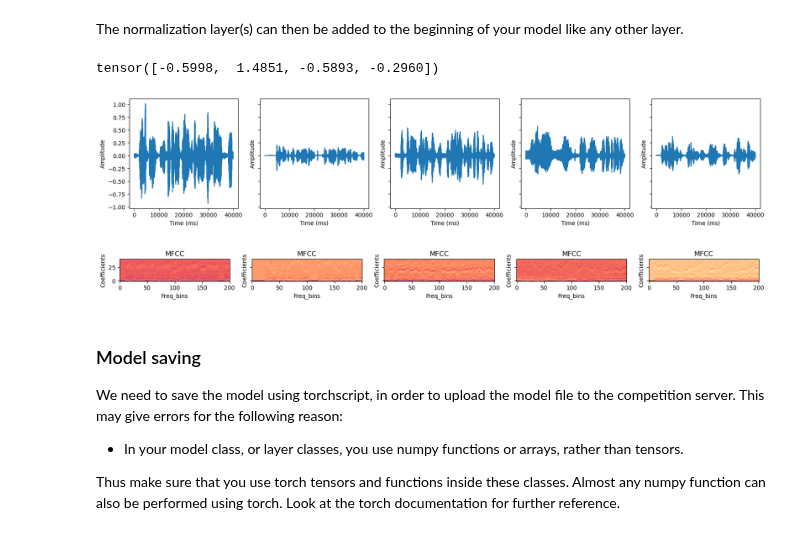
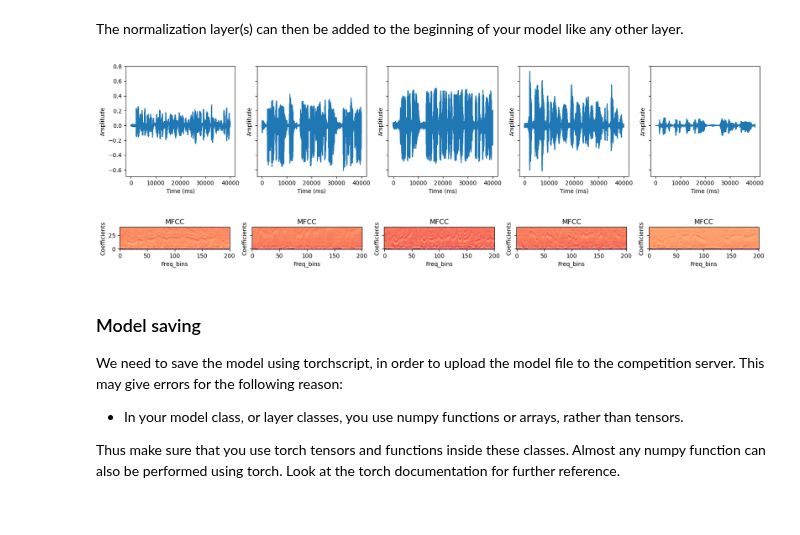
Before and after one commit to Floppy-vK/Language-ID, a Jupyter notebook: skeleton.ipynb, the cells around one changed output. Saved outputs shown, nothing was run; the diff lists cells and outputs as text; code cells hidden in the pictures.

Commit message:
combining MFCC normalization with subsets

```diff
--- a/skeleton.ipynb
+++ b/skeleton.ipynb
@@ -108 +92,12 @@ normalization = Normalization()
+# %%
+#Isolating english and spanish for the initial model creation
+
+idxs = np.where((y_train == language_dict['en'])|(y_train == language_dict['es']))
+idxs_test = np.where((y_test == language_dict['en'])|(y_test == language_dict['es']))
+
+y_train_sub = y_train[idxs]
+X_train_sub = X_train[idxs]
+
+y_test_sub = y_train[idxs_test]
+X_test_sub = X_test[idxs_test]
 # %%
@@ -121,3 +118,9 @@ class MFCC(nn.Module):
         return x
 
 normalization = MFCC()
+# %%
+# performing normalization on X_train
+
+tensor_X_train = torch.tensor(X_train_sub)
+normalized_tensor = normalization(tensor_X_train)
+normalized_array = np.array(normalized_tensor)
@@ -124,9 +189,2 @@ normalization = MFCC()
 # %% [markdown]
 The normalization layer(s) can then be added to the beginning of your model like any other layer.
-# %%
-#test to see what is happening
-inputs = torch.tensor([1.0,2.0,3.0])
-model = nn.Sequential(normalization)
-model(inputs)
-# %% [output]
-tensor([-0.5998,  1.4851, -0.5893, -0.2960])
@@ -137,26 +191,26 @@ normalized_array = np.array(normalized_tensor)
 # %%
 from matplotlib import cm
 
-indexes = [100,200,300,400,500]
+indexes = [100, 200, 300, 400, 500]
 
 fig, axes = plt.subplots(1,5, figsize = (20,3.5), sharey=True)
 time = np.linspace(0, 39999, 40000)
 
 for ax, audio_index in zip(axes,indexes):
-    ax.plot(time, X_train[audio_index])
+    ax.plot(time, X_train_sub[audio_index])
     ax.set_xlabel('Time (ms)')
     ax.set_ylabel('Amplitude')
 
 
 fig, axes = plt.subplots(1,5, figsize = (20,3.5), sharey=True)
 for ax, audio_index in zip(axes,indexes):
-    ax.imshow(normalized_array[audio_index], cmap=cm.magma, origin = 'lower')
+    ax.imshow(normalized_tensor[audio_index], cmap=cm.magma, origin = 'lower')
     ax.set_xlabel('Freq_bins')
     ax.set_ylabel('Coefficients')
     ax.set_title("MFCC")
 # %% [output]
-[figure, old version]
+[figure, new version]
-[figure, old version]
+[figure, new version]
 # %% [markdown]
 ### Model saving
 
```
Also changed, not shown: parts of 7 cells of this notebook.
